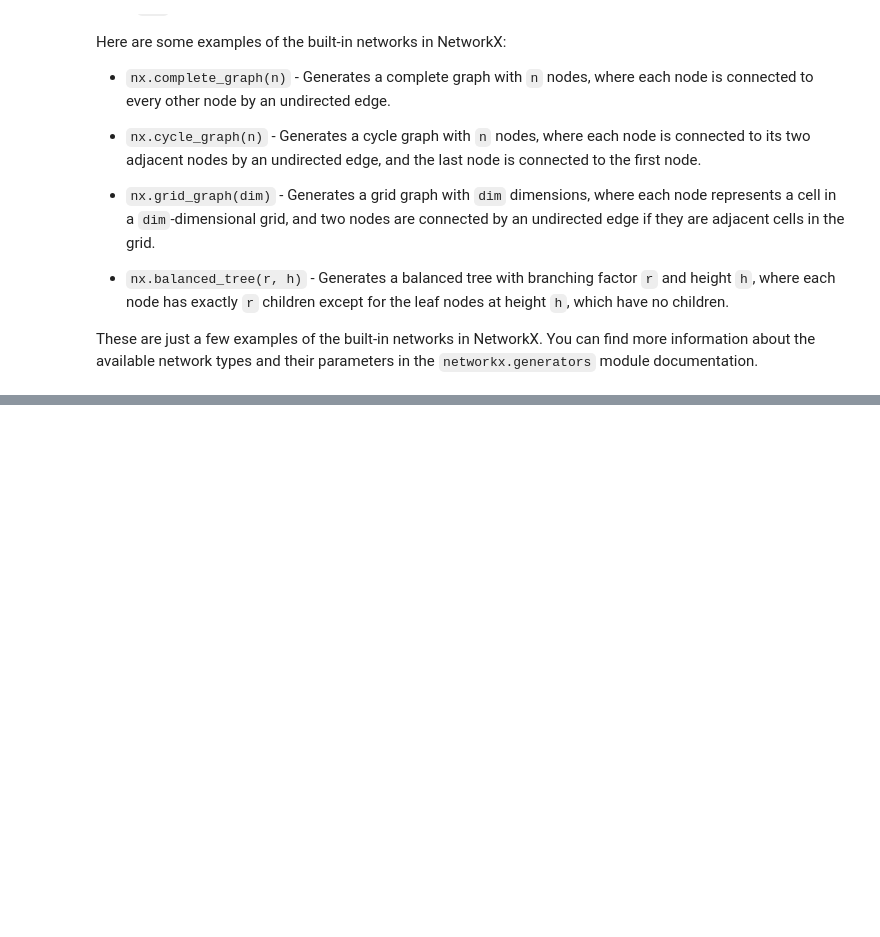
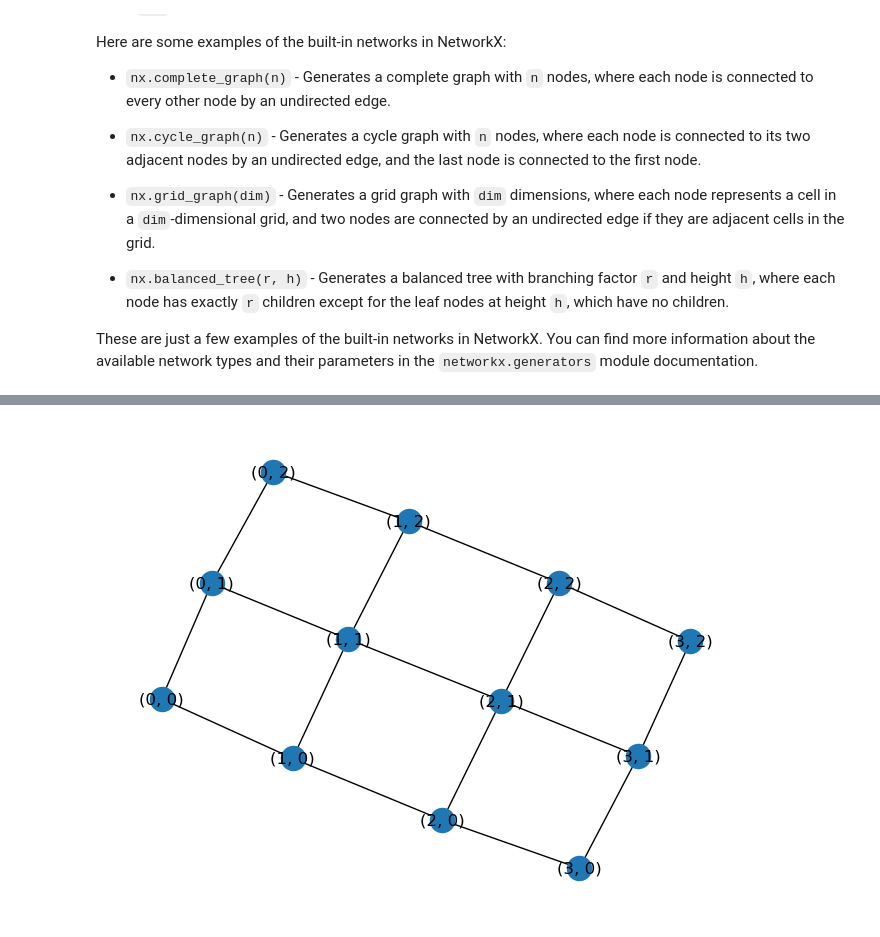
Before and after one commit to daniprec/BAM-Applied-Math-Lab, a Jupyter notebook: sessions/s07_networks/6-networkx-community-detection.ipynb, the cells around one changed output, grey strips where cells are left out. Drawn from its saved outputs; the diff is of its cells as text; code cells hidden in the pictures; blank space fills up the shorter version.

```diff
--- a/sessions/s07_networks/6-networkx-community-detection.ipynb
+++ b/sessions/s07_networks/6-networkx-community-detection.ipynb
@@ -87,6 +91,8 @@ nx.draw(nx.balanced_tree(r, h))
 # %%
 # create a 2D grid graph with 3 rows and 4 columns
-G = nx.grid_graph(dim=[3, 4])
+graph_grid = nx.grid_graph(dim=[3, 4])
 
 # draw the graph
-nx.draw(G, with_labels=True)
+nx.draw(graph_grid, with_labels=True)
+# %% [output]
+[figure, added]
```
Also changed, not shown: parts of 8 cells of this notebook.
